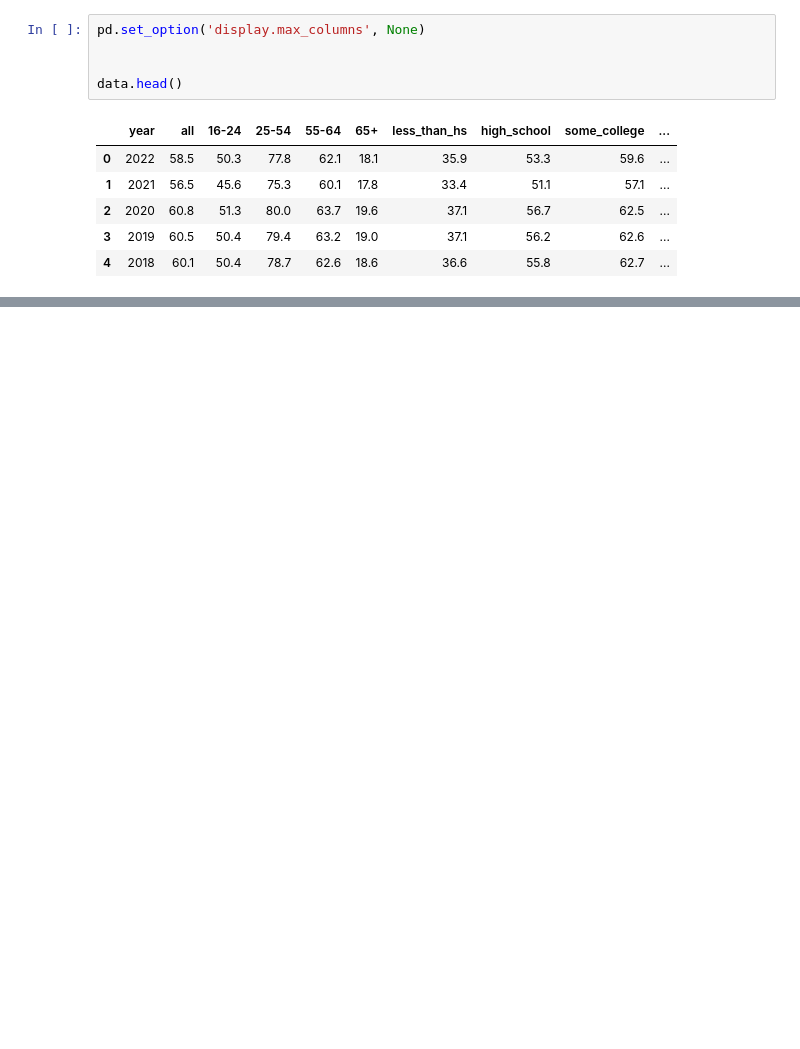
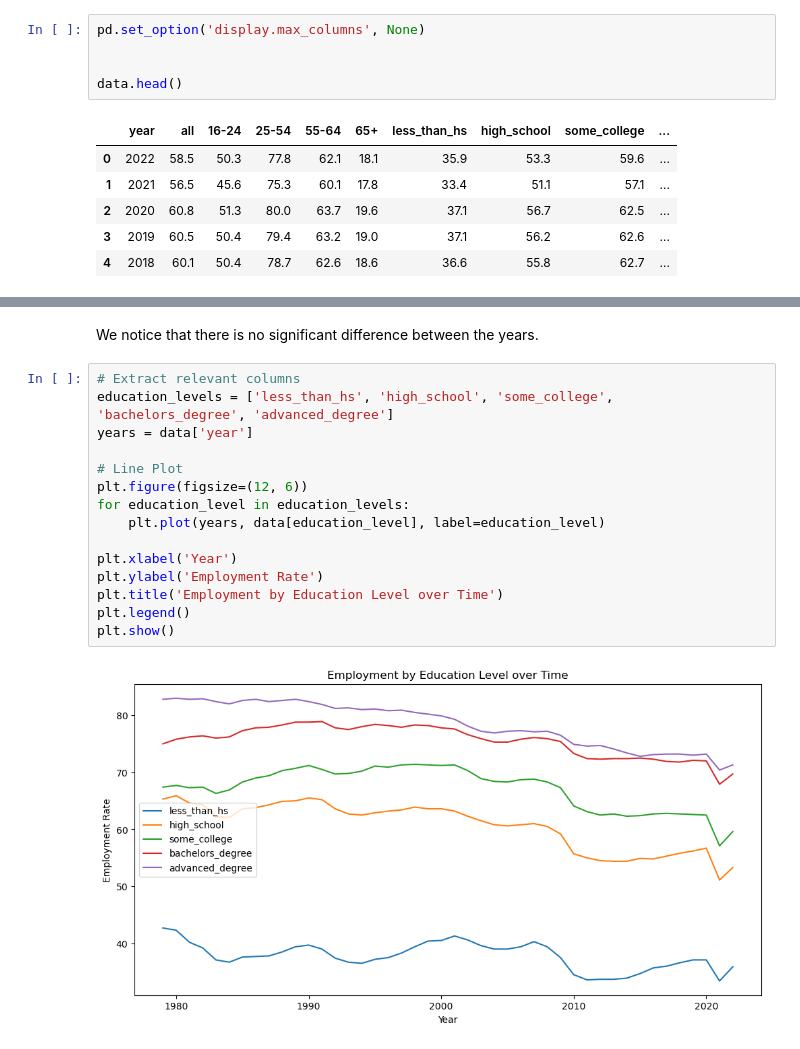
Before and after one commit to NadiaKACEM/Usa_employment_to_population, a Jupyter notebook: main.ipynb, the cells around one changed output, grey strips where cells are left out. Cells and saved outputs as stored; diff of their text form; blank space fills up the shorter version.

```diff
--- a/main.ipynb
+++ b/main.ipynb
@@ -24,0 +212,19 @@ data.head()
+# %% [markdown]
+We notice that there is no significant difference between the years.
+# %%
+# Extract relevant columns
+education_levels = ['less_than_hs', 'high_school', 'some_college', 'bachelors_degree', 'advanced_degree']
+years = data['year']
+
+# Line Plot
+plt.figure(figsize=(12, 6))
+for education_level in education_levels:
+    plt.plot(years, data[education_level], label=education_level)
+
+plt.xlabel('Year')
+plt.ylabel('Employment Rate')
+plt.title('Employment by Education Level over Time')
+plt.legend()
+plt.show()
+# %% [output]
+[figure, added]
```
Also changed, not shown: parts of 19 cells of this notebook.
